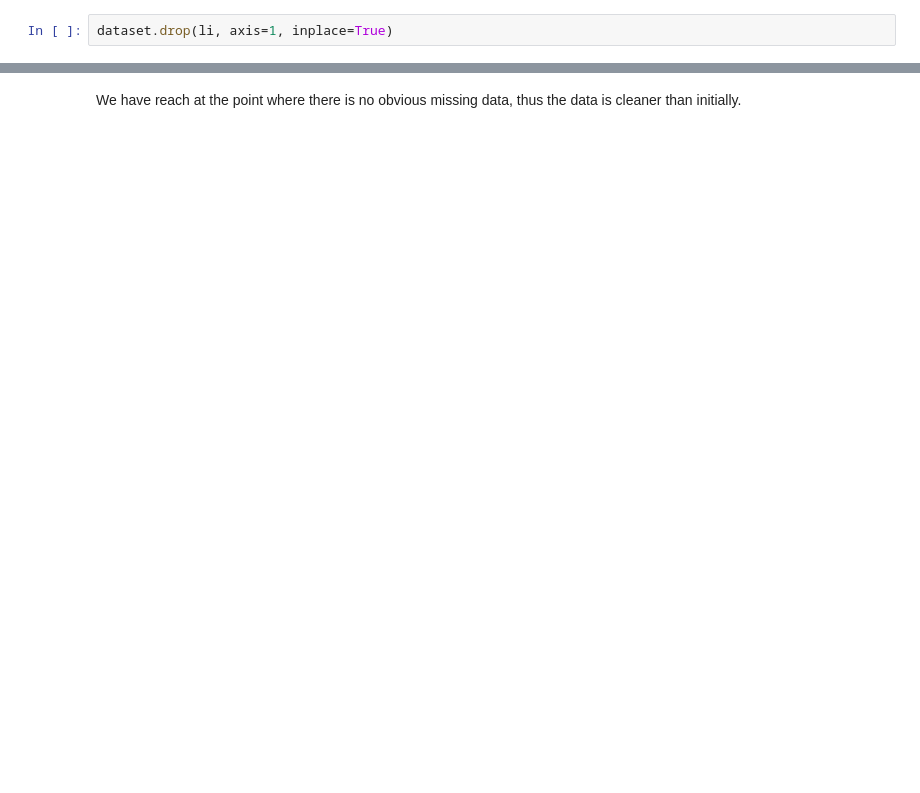
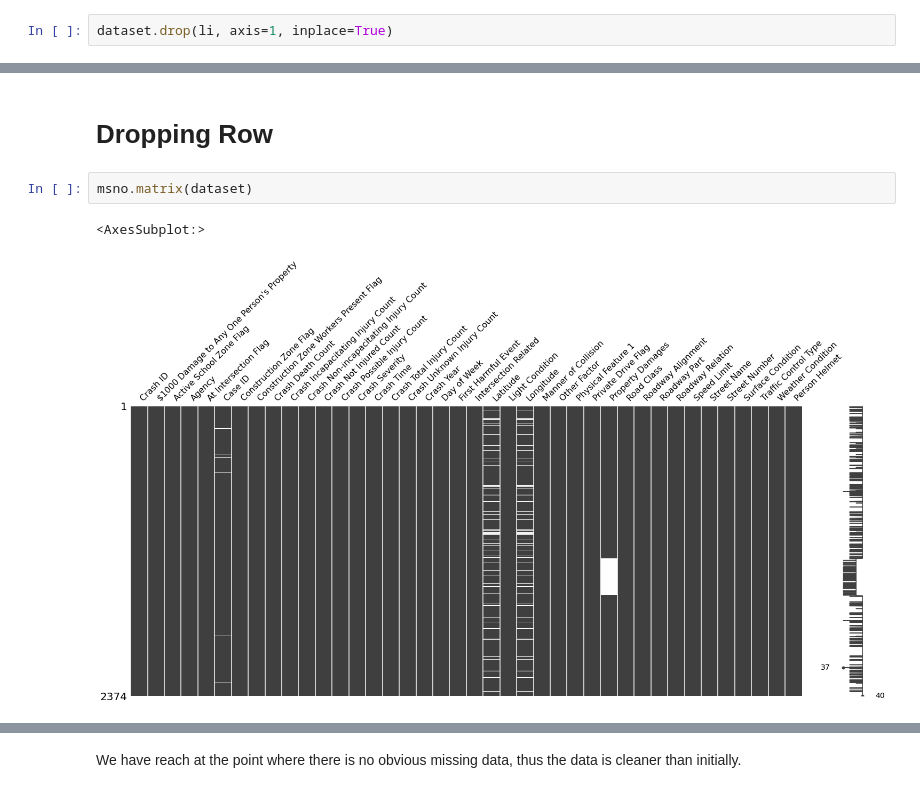
Before and after one commit to soonkienyuan/data-wrangling-school-project, a Jupyter notebook: phase 1 cleaning and preprocess.ipynb, the cells around one changed output, grey strips where cells are left out. Drawn from its saved outputs; the diff is of its cells as text; blank space fills up the shorter version.

```diff
--- a/phase 1 cleaning and preprocess.ipynb
+++ b/phase 1 cleaning and preprocess.ipynb
@@ -38,3 +58,10 @@ msno.matrix(dataset)
+# %% [markdown]
+# Dropping Row
+# %%
+msno.matrix(dataset)
+# %% [output]
+<AxesSubplot:>
+[figure, added]
 # %%
 # we may assume that Crash ID is the primary key
 # hence drop Case ID
```
Also changed, not shown: parts of 9 cells of this notebook, 3 other files.
